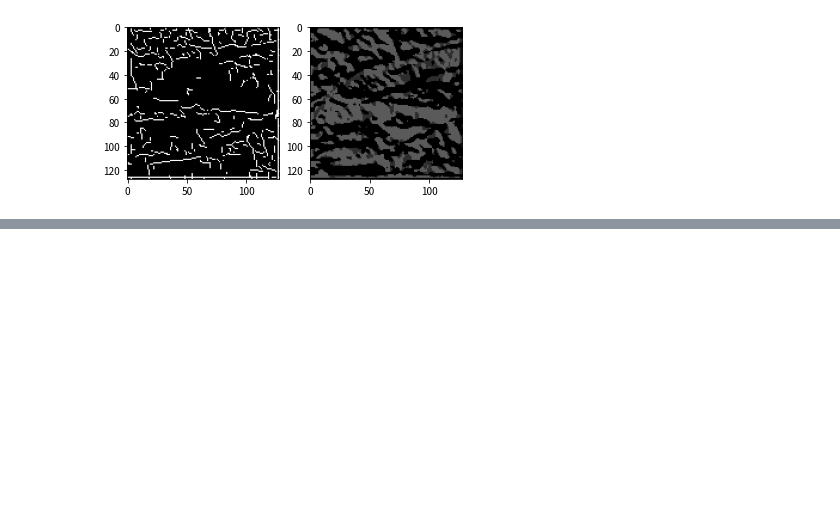
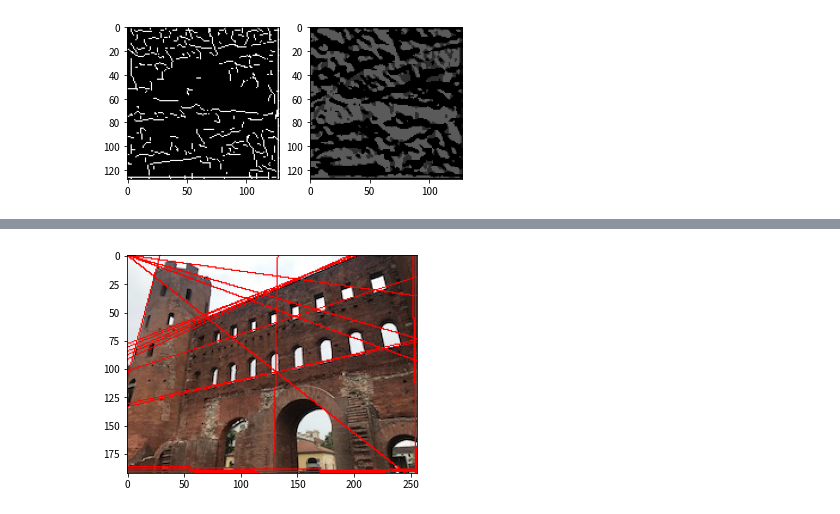
Before and after one commit to yudai0731/Gasyori100knock-1, a Jupyter notebook: Question_41_50/Myanswer.ipynb, the cells around one changed output, grey strips where cells are left out. Drawn from its saved outputs; the diff is of its cells as text; code cells hidden in the pictures; blank space fills up the shorter version.

```diff
--- a/Question_41_50/Myanswer.ipynb
+++ b/Question_41_50/Myanswer.ipynb
@@ -43,0 +47,26 @@ angle
+# %%
+img = cv2.imread("thorino.jpg")
+# Canny法
+# グレースケール変換
+img_gray = functions.grayscale(img)
+# ガウシアンフィルタ
+img_gaussian= functions.gaussian_filter(img_gray,5,1.4)
+# sobelフィルタ
+img_sobel_x = functions.sobel_filter(img_gaussian,"x")
+img_sobel_y = functions.sobel_filter(img_gaussian,"y")
+# エッジ強度, 勾配を計算
+edge,angle = functions.get_edge_angle(img_sobel_x,img_sobel_y)
+angle = functions.angle_quantization(angle)
+edge = functions.non_maximum_suppression1(angle,edge)
+edge = functions.hysterisis(edge, 50, 20)
+
+# Hough変換
+hough = functions.hough_transform(edge)
+# non maximum supression
+nms = functions.non_maximum_suppression2(hough)
+result = functions.inverse_hough(nms,img)
+
+plt.imshow(cv2.cvtColor(result.astype(np.uint8), cv2.COLOR_BGR2RGB))
+plt.show()
+# %% [output]
+[figure, added]
```
Also changed, not shown: parts of 12 cells of this notebook, 1 other file.
